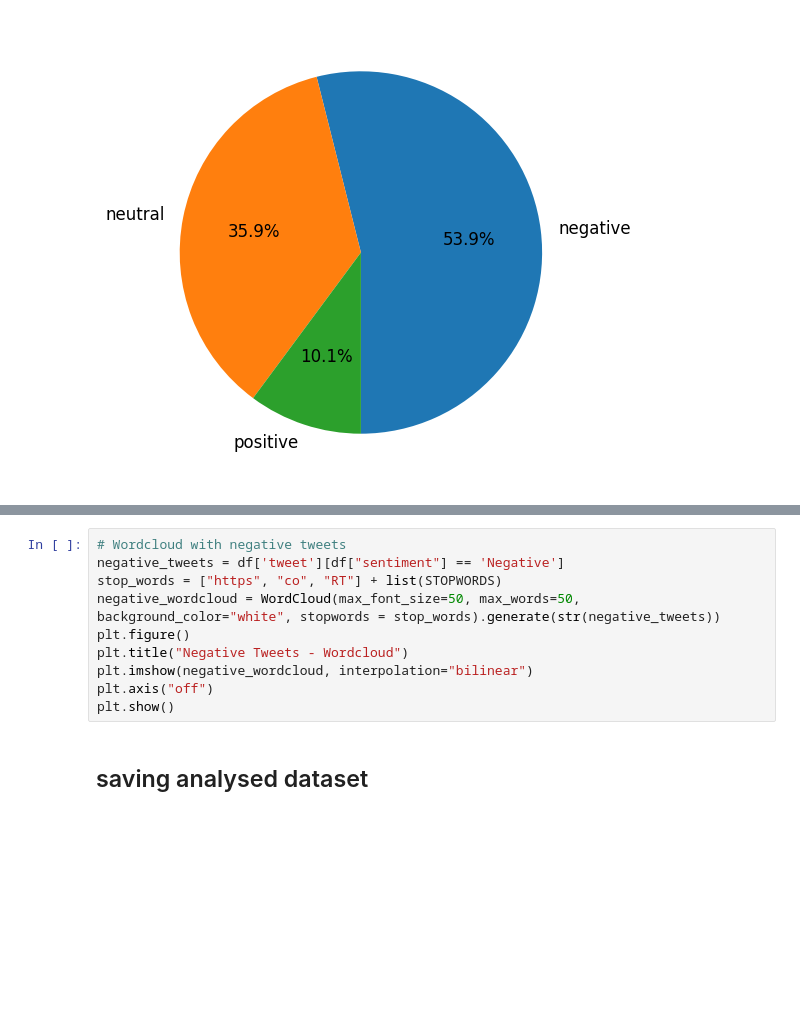
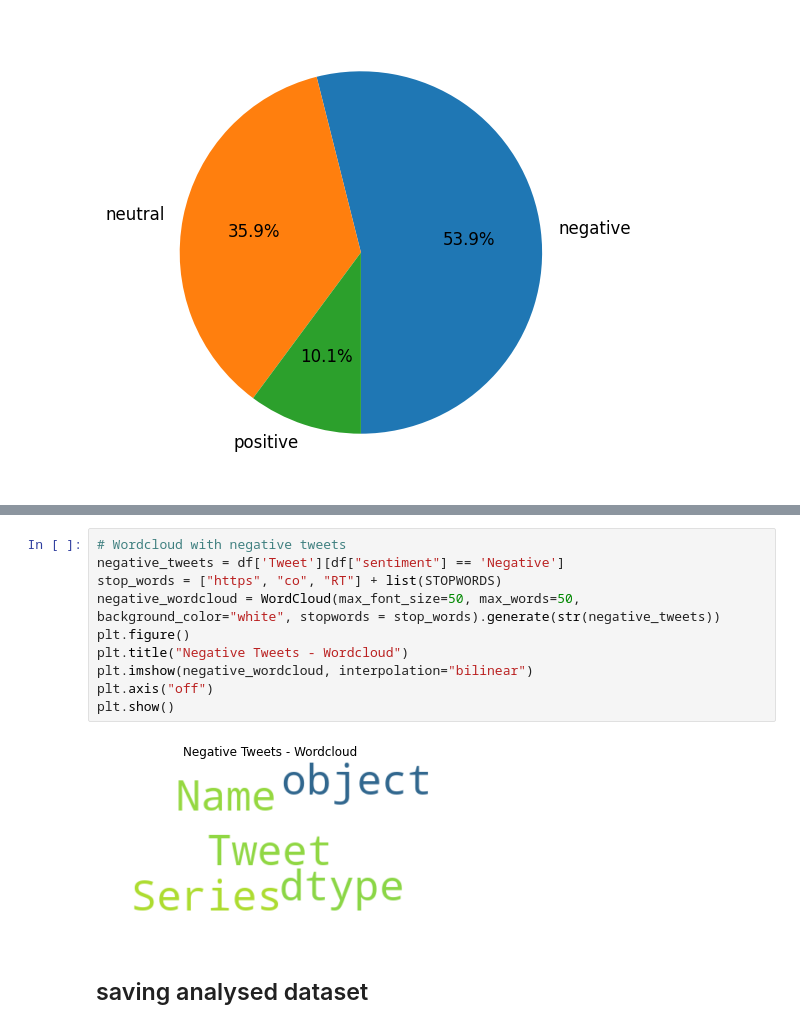
Before and after one commit to russell-ai/topic-covid, a Jupyter notebook: tweet_sentiment.ipynb, the cells around one changed output, grey strips where cells are left out. Saved outputs shown, nothing was run; the diff lists cells and outputs as text; blank space fills up the shorter version.

```diff
--- a/tweet_sentiment.ipynb
+++ b/tweet_sentiment.ipynb
@@ -198,13 +213,15 @@ KeyError: ignored
 # %%
 # Wordcloud with negative tweets
-negative_tweets = df['tweet'][df["sentiment"] == 'Negative']
+negative_tweets = df['Tweet'][df["sentiment"] == 'Negative']
 stop_words = ["https", "co", "RT"] + list(STOPWORDS)
 negative_wordcloud = WordCloud(max_font_size=50, max_words=50, background_color="white", stopwords = stop_words).generate(str(negative_tweets))
 plt.figure()
 plt.title("Negative Tweets - Wordcloud")
 plt.imshow(negative_wordcloud, interpolation="bilinear")
 plt.axis("off")
 plt.show()
+# %% [output]
+[figure, added]
 # %% [markdown]
 ## saving analysed dataset
 # %%
```
Also changed, not shown: parts of 2 cells of this notebook.
